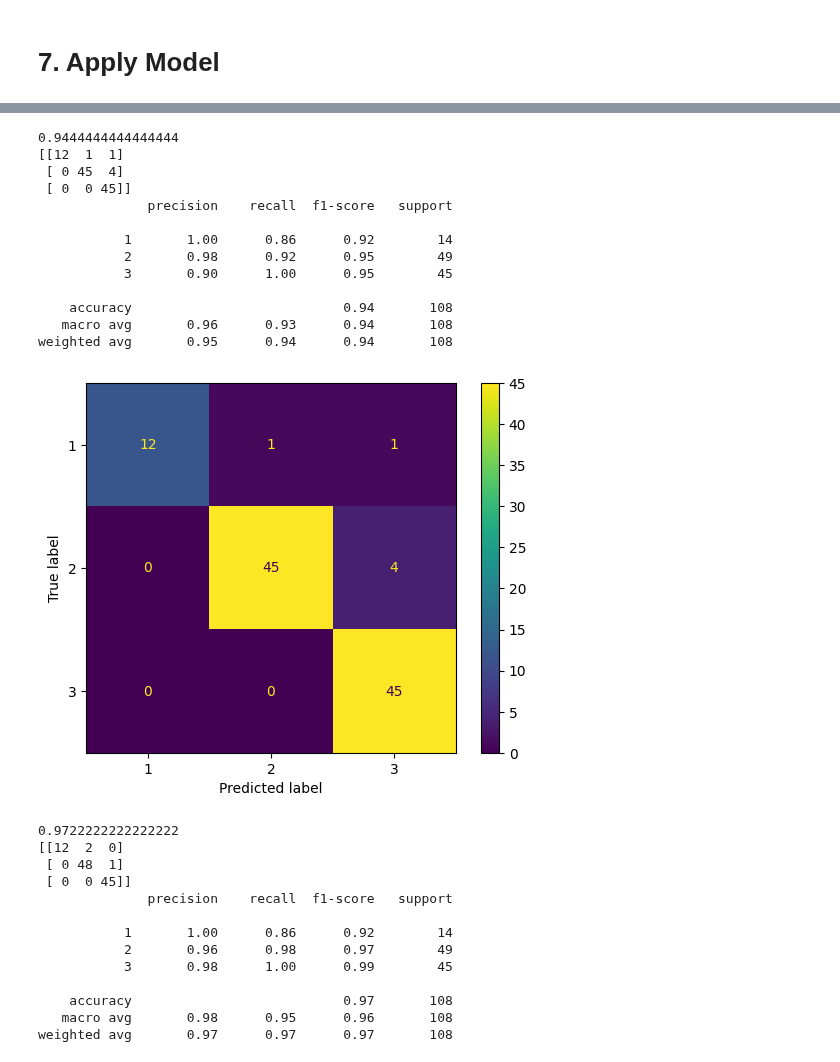
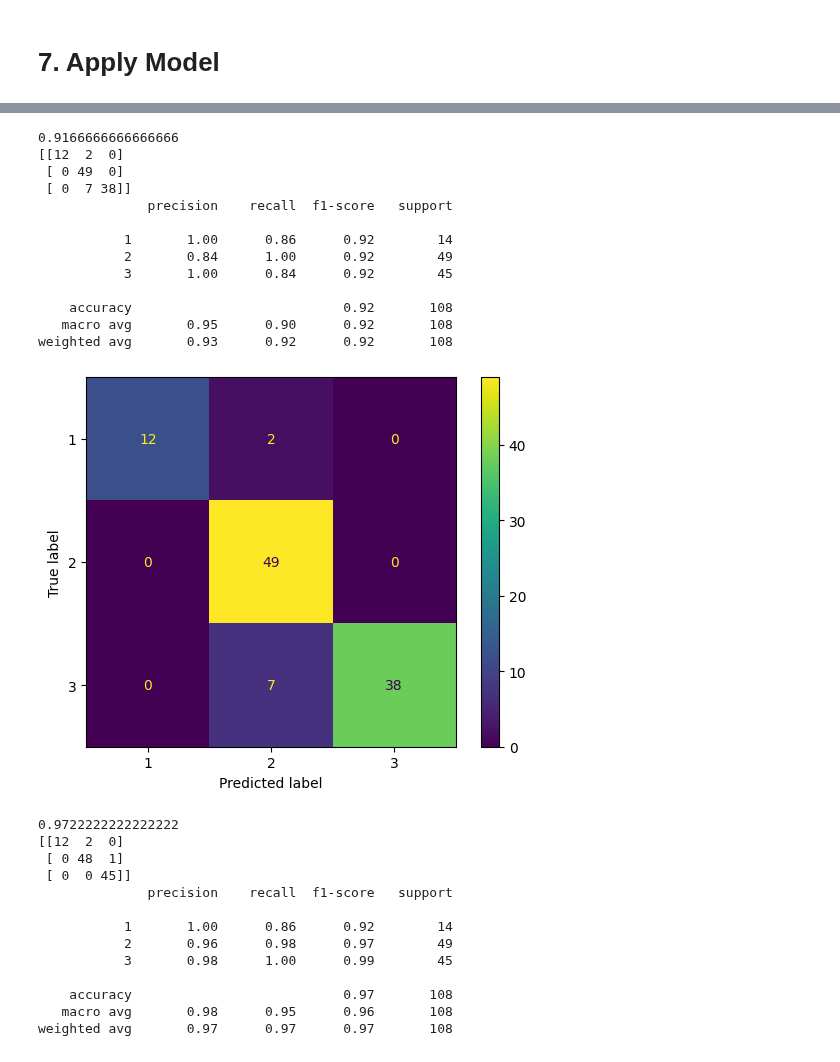
Before and after one commit to KengG1M/Country-Wise-IQ-Prediction-Analysis, a Jupyter notebook: src/data_mining.ipynb, the cells around one changed output, grey strips where cells are left out. Drawn from its saved outputs; the diff is of its cells as text; code cells hidden in the pictures.

```diff
--- a/src/data_mining.ipynb
+++ b/src/data_mining.ipynb
@@ -850,11 +867,12 @@ iqit_test = pd.read_csv("../src/clone_data/IqIt_test.csv")
 # %%
 from sklearn.metrics import confusion_matrix, ConfusionMatrixDisplay
+
+iqit_test = pd.read_csv("../src/clone_data/IqIt_test.csv")
 
 X_iqit_test = iqit_test[
     [
         "education_expenditure",
         "avg_income",
-        "avg_temp"
     ]
 ]
 Y_iqit_test = iqit_test["IQ_Level"]
@@ -902,6 +920,5 @@ weighted avg       0.68      0.77      0.72       108
 # %%
-# LG 'C': 1e-06, 'penalty': 'none', 'solver': 'newton-cg'
-modelLG = LogisticRegression(C=10, penalty="l2", solver="liblinear")
+modelLG = LogisticRegression(C=1e-06, penalty="l2", solver="liblinear")
 modelLG.fit(X_train_iqit, Y_train_iqit)
 predictions = modelLG.predict(X_iqit_test)
 
@@ -933,32 +950,31 @@ weighted avg       0.80      0.76      0.72       108
 # %%
-# SVM 'C': 100000, 'gamma': 0.001, 'kernel': 'rbf'
-modelSVM = SVC(C=1000000, gamma=0.001, kernel="rbf")
+modelSVM = SVC(C=10000, gamma=1, kernel="rbf")
 modelSVM.fit(X_train_iqit, Y_train_iqit)
 predictions = modelSVM.predict(X_iqit_test)
 
 print(accuracy_score(Y_iqit_test, predictions))
 print(confusion_matrix(Y_iqit_test, predictions))
 print(classification_report(Y_iqit_test, predictions))
 
 disp = ConfusionMatrixDisplay(
     confusion_matrix=confusion_matrix(Y_iqit_test, predictions),
     display_labels=modelSVM.classes_,
 )
 t = disp.plot()
 plt.show()
 # %% [output]
-0.9444444444444444
-[[12  1  1]
- [ 0 45  4]
- [ 0  0 45]]
+0.9166666666666666
+[[12  2  0]
+ [ 0 49  0]
+ [ 0  7 38]]
               precision    recall  f1-score   support
 
            1       1.00      0.86      0.92        14
-           2       0.98      0.92      0.95        49
-           3       0.90      1.00      0.95        45
+           2       0.84      1.00      0.92        49
+           3       1.00      0.84      0.92        45
 
-    accuracy                           0.94       108
-   macro avg       0.96      0.93      0.94       108
-weighted avg       0.95      0.94      0.94       108
+    accuracy                           0.92       108
+   macro avg       0.95      0.90      0.92       108
+weighted avg       0.93      0.92      0.92       108
-[figure, old version]
+[figure, new version]
 # %%
```
Also changed, not shown: parts of 39 cells of this notebook, 2 other files.
